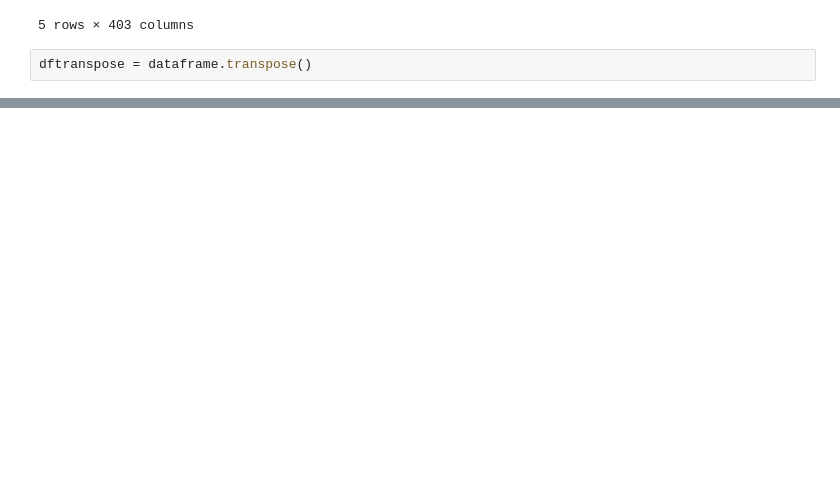
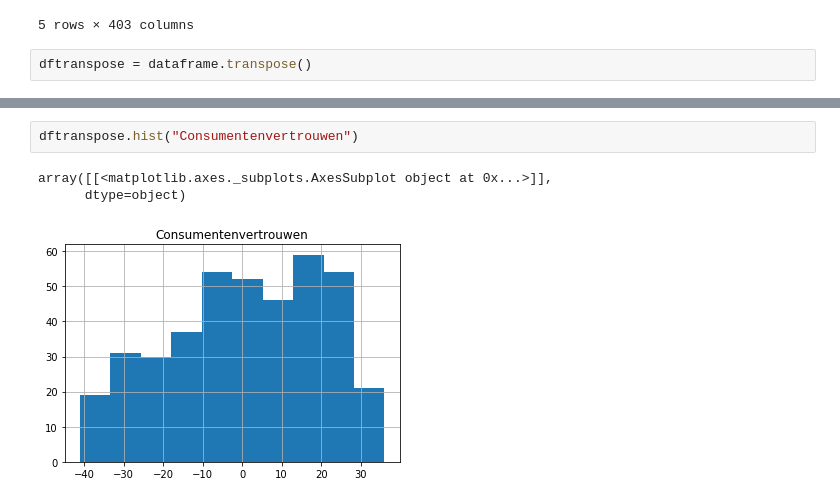
Before and after one commit to paauwp/CBS-Analyse, a Jupyter notebook: Consumentenvertrouwen.ipynb, the cells around one changed output, grey strips where cells are left out. Saved outputs shown, nothing was run; the diff lists cells and outputs as text; blank space fills up the shorter version.

```diff
--- a/Consumentenvertrouwen.ipynb
+++ b/Consumentenvertrouwen.ipynb
@@ -40,0 +48,6 @@ sns.pairplot(dftranspose)
+# %%
+dftranspose.hist("Consumentenvertrouwen")
+# %% [output]
+array([[<matplotlib.axes._subplots.AxesSubplot object at 0x...>]],
+      dtype=object)
+[figure, added]
```
Also changed, not shown: parts of 3 cells of this notebook.
